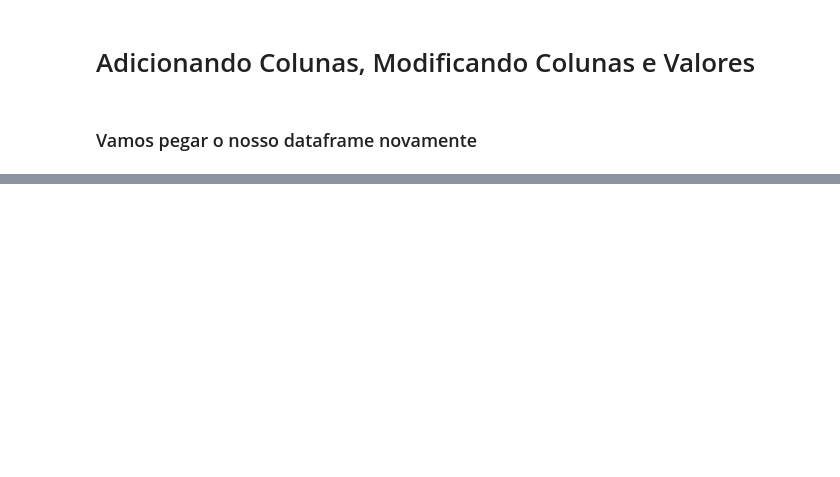
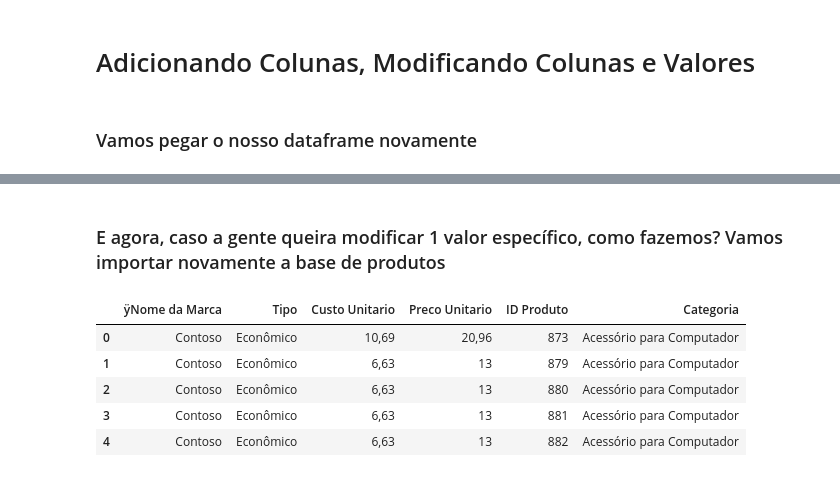
Before and after one commit to lmitsuol/FiltrandoDataframe, a Jupyter notebook: dataframe.ipynb, the cells around one changed output, grey strips where cells are left out. Cells and saved outputs as stored; diff of their text form; code cells hidden in the pictures; blank space fills up the shorter version.

```diff
--- a/dataframe.ipynb
+++ b/dataframe.ipynb
@@ -102,0 +244,13 @@ Index(['Nome da Marca', 'Tipo', 'Custo Unitario', 'Preco Unitario',
+# %% [markdown]
+### E agora, caso a gente queira modificar 1 valor específico, como fazemos? Vamos importar novamente a base de produtos
+# %%
+novo_produtos_df = pd.read_csv(r'Contoso - Cadastro Produtosa.csv', sep=';', encoding='latin1')
+display(novo_produtos_df.head())
+#repare no .head() para pegar apenas os primeiros valores, é bem comum esse uso para ter uma visão do que são os dados
+# %% [output]
+|  | ÿNome da Marca | Tipo | Custo Unitario | Preco Unitario | ID Produto | Categoria |
+| 0 | Contoso | Econômico | 10,69 | 20,96 | 873 | Acessório para Computador |
+| 1 | Contoso | Econômico | 6,63 | 13 | 879 | Acessório para Computador |
+| 2 | Contoso | Econômico | 6,63 | 13 | 880 | Acessório para Computador |
+| 3 | Contoso | Econômico | 6,63 | 13 | 881 | Acessório para Computador |
+| 4 | Contoso | Econômico | 6,63 | 13 | 882 | Acessório para Computador |
```
Also changed, not shown: parts of 12 cells of this notebook, 1 other file.
